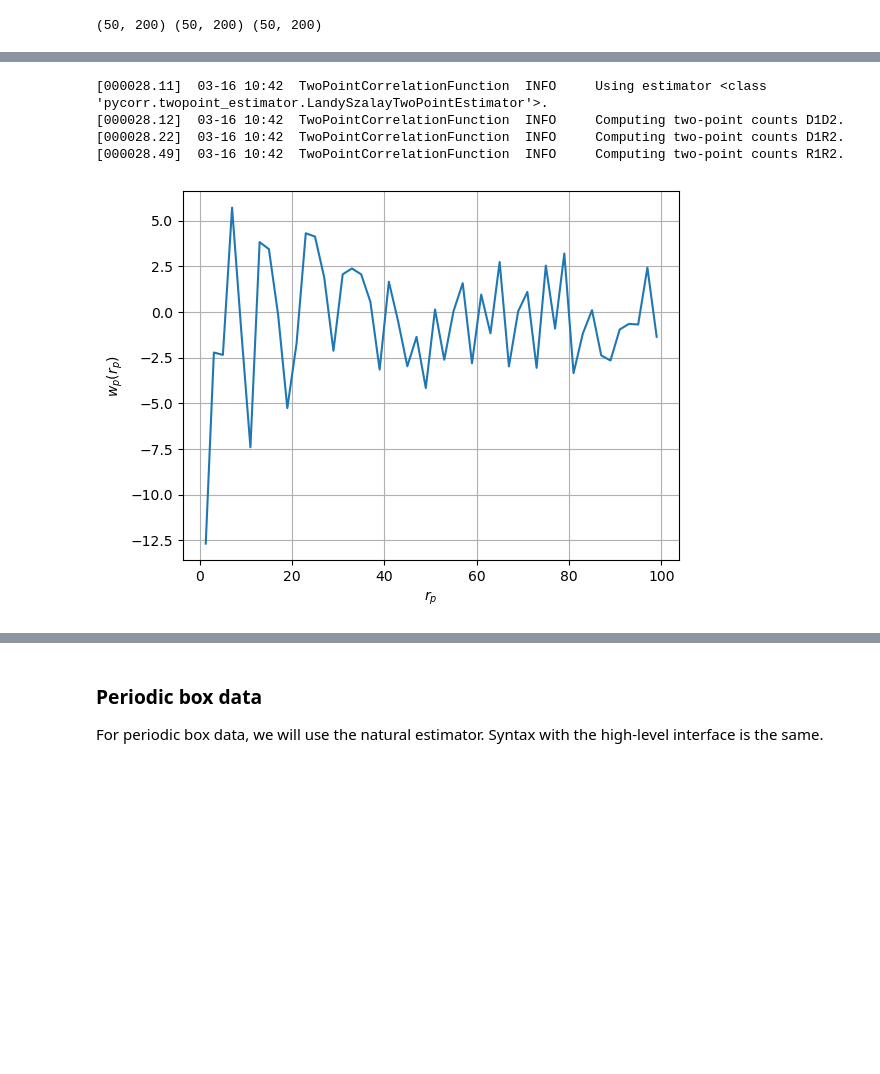
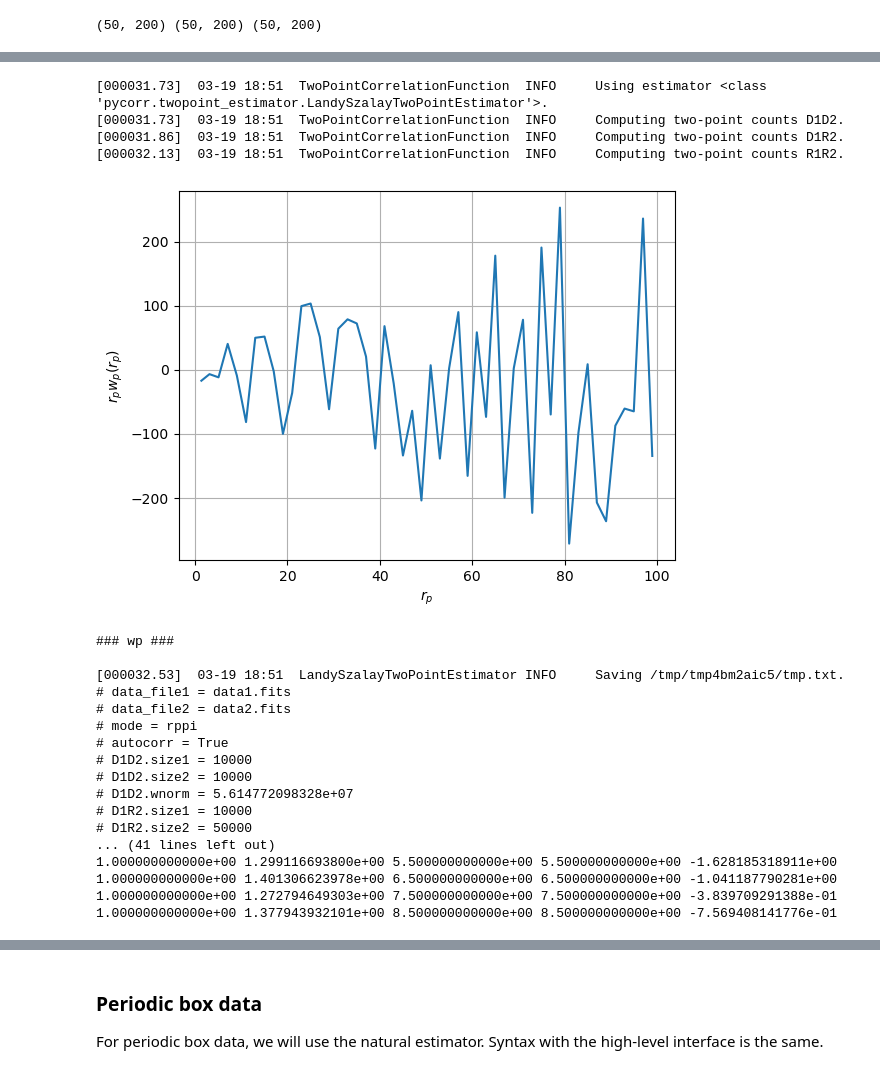
Before and after one commit to cosmodesi/pycorr, a Jupyter notebook: nb/basic_examples.ipynb, the cells around one changed output, grey strips where cells are left out. Cells and saved outputs as stored; diff of their text form; code cells hidden in the pictures; blank space fills up the shorter version.

```diff
--- a/nb/basic_examples.ipynb
+++ b/nb/basic_examples.ipynb
@@ -170,5 +203,5 @@ result = TwoPointCorrelationFunction('smu', edges, data_positions1=data_position
 # %%
-# Other binning are "s", "rppi"
+# Here we compute s auto-correlation
 edges = np.linspace(1., 100., 51)
 result = TwoPointCorrelationFunction('s', edges, data_positions1=data_positions1, data_weights1=data_weights1,
                                      data_positions2=data_positions2, data_weights2=data_weights2,
@@ -176,9 +209,23 @@ result = TwoPointCorrelationFunction('s', edges, data_positions1=data_positions1
                                      randoms_positions2=randoms_positions2, randoms_weights2=randoms_weights2,
                                      engine='corrfunc', nthreads=4)
 ax = plt.gca()
-ax.plot(result.sep, result.corr)
+ax.plot(result.sep, result.sep * result.corr)
 ax.set_xlabel('$s$')
-ax.set_ylabel(r'$\xi(s)$')
+ax.set_ylabel(r'$s \xi(s)$')
 ax.grid(True)
 plt.show()
+
+# You can save the result
+with tempfile.TemporaryDirectory() as tmp_dir:
+    fn = os.path.join(tmp_dir, 'tmp.npy')
+    result.save(fn)
+    # And reload the result
+    #result = TwoPointEstimator.load(fn)
+    result = TwoPointCorrelationFunction.load(fn)
+    fn = os.path.join(tmp_dir, 'tmp.txt')
+    result.save_txt(fn, header=['data_file1 = data1.fits', 'data_file2 = data2.fits'])
+    # Let's show the file
+    with open(fn, 'r') as file:
+        for iline in range(25):
+            print(next(file)[:-1])
 # %% [output]
@@ -191,21 +255,56 @@ plt.show()
 # %%
 # Here we compute rp-pi auto-correlation
 edges = (np.linspace(0., 100., 51), np.linspace(0, 40, 41))
 result = TwoPointCorrelationFunction('rppi', edges, data_positions1=data_positions1, data_weights1=data_weights1,
                                      randoms_positions1=randoms_positions1, randoms_weights1=randoms_weights1,
                                      engine='corrfunc', nthreads=4)
 ax = plt.gca()
 sep, wp = result(pimax=None, return_sep=True)
-ax.plot(sep, wp)
+ax.plot(sep, sep * wp)
 ax.set_xlabel('$r_{p}$')
-ax.set_ylabel(r'$w_{p}(r_{p})$')
+ax.set_ylabel(r'$r_{p} w_{p}(r_{p})$')
 ax.grid(True)
 plt.show()
+
+# You can save the result
+with tempfile.TemporaryDirectory() as tmp_dir:
+    fn = os.path.join(tmp_dir, 'tmp.txt')
+    # wp
+    print('\n### wp ###\n')
+    result.save_txt(fn, header=['data_file1 = data1.fits', 'data_file2 = data2.fits'], pimax=40)
+    # Let's show the file
+    with open(fn, 'r') as file:
+        for iline in range(25):
+            print(next(file)[:-1])
+    # rp, pi
+    print('\n### rp, pi ###\n')
+    result.save_txt(fn, header=['data_file1 = data1.fits', 'data_file2 = data2.fits'])
+    # Let's show the file
+    with open(fn, 'r') as file:
+        for iline in range(25):
+            print(next(file)[:-1])
 # %% [output]
-[000028.11]  03-16 10:42  TwoPointCorrelationFunction  INFO     Using estimator <class 'pycorr.twopoint_estimator.LandySzalayTwoPointEstimator'>.
-[000028.12]  03-16 10:42  TwoPointCorrelationFunction  INFO     Computing two-point counts D1D2.
-[000028.22]  03-16 10:42  TwoPointCorrelationFunction  INFO     Computing two-point counts D1R2.
-[000028.49]  03-16 10:42  TwoPointCorrelationFunction  INFO     Computing two-point counts R1R2.
+[000031.73]  03-19 18:51  TwoPointCorrelationFunction  INFO     Using estimator <class 'pycorr.twopoint_estimator.LandySzalayTwoPointEstimator'>.
+[000031.73]  03-19 18:51  TwoPointCorrelationFunction  INFO     Computing two-point counts D1D2.
+[000031.86]  03-19 18:51  TwoPointCorrelationFunction  INFO     Computing two-point counts D1R2.
+[000032.13]  03-19 18:51  TwoPointCorrelationFunction  INFO     Computing two-point counts R1R2.
-[figure, old version]
+[figure, new version]
+### wp ###
+
+[000032.53]  03-19 18:51  LandySzalayTwoPointEstimator INFO     Saving /tmp/tmp4bm2aic5/tmp.txt.
+# data_file1 = data1.fits
+# data_file2 = data2.fits
+# mode = rppi
+# autocorr = True
+# D1D2.size1 = 10000
+# D1D2.size2 = 10000
+# D1D2.wnorm = 5.614772098328e+07
+# D1R2.size1 = 10000
+# D1R2.size2 = 50000
+... (41 lines left out)
+1.000000000000e+00 1.299116693800e+00 5.500000000000e+00 5.500000000000e+00 -1.628185318911e+00
+1.000000000000e+00 1.401306623978e+00 6.500000000000e+00 6.500000000000e+00 -1.041187790281e+00
+1.000000000000e+00 1.272794649303e+00 7.500000000000e+00 7.500000000000e+00 -3.839709291388e-01
+1.000000000000e+00 1.377943932101e+00 8.500000000000e+00 8.500000000000e+00 -7.569408141776e-01
 # %%
 # Here we compute angular auto-correlation, without weights
```
Also changed, not shown: parts of 19 cells of this notebook, 6 other files.
